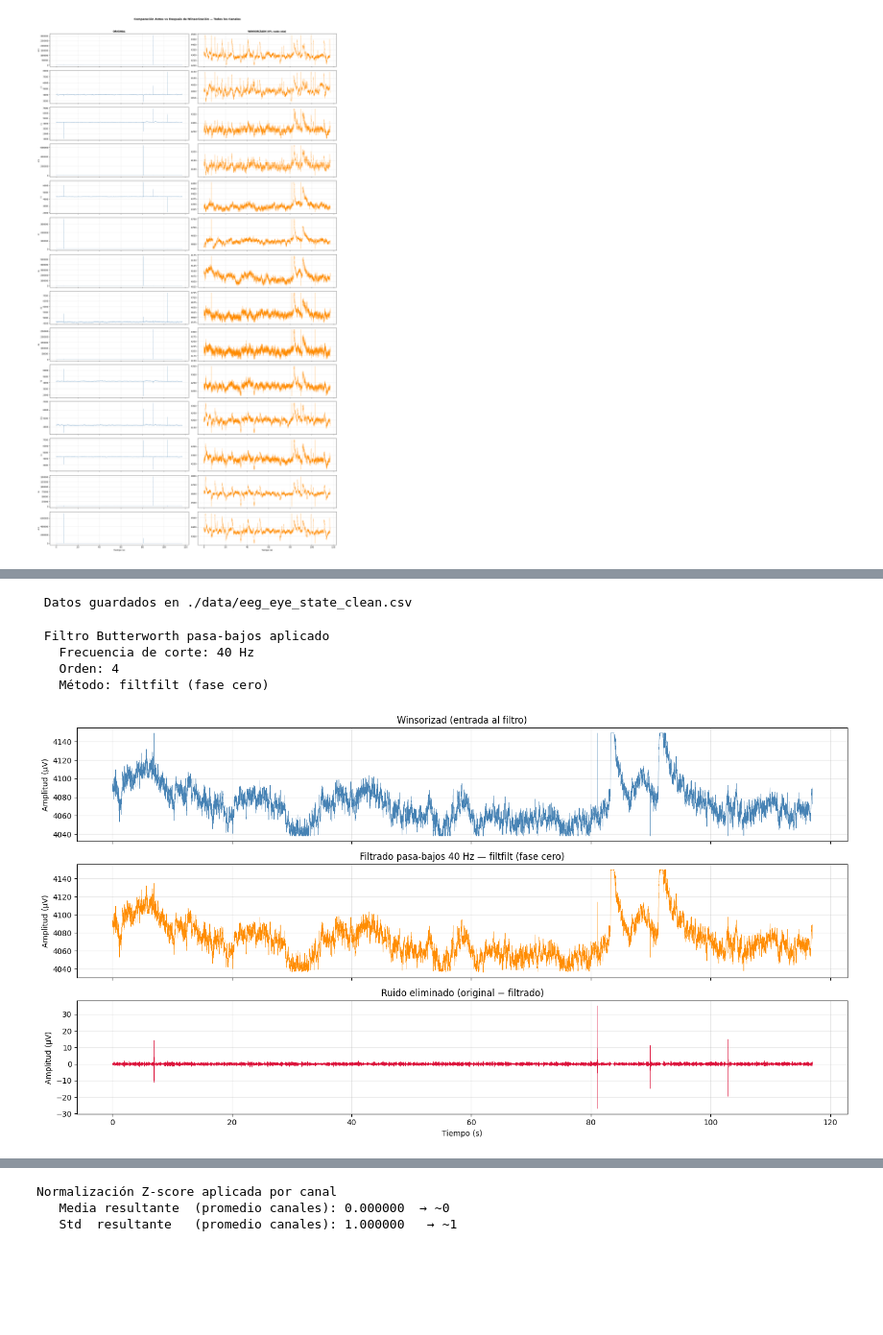
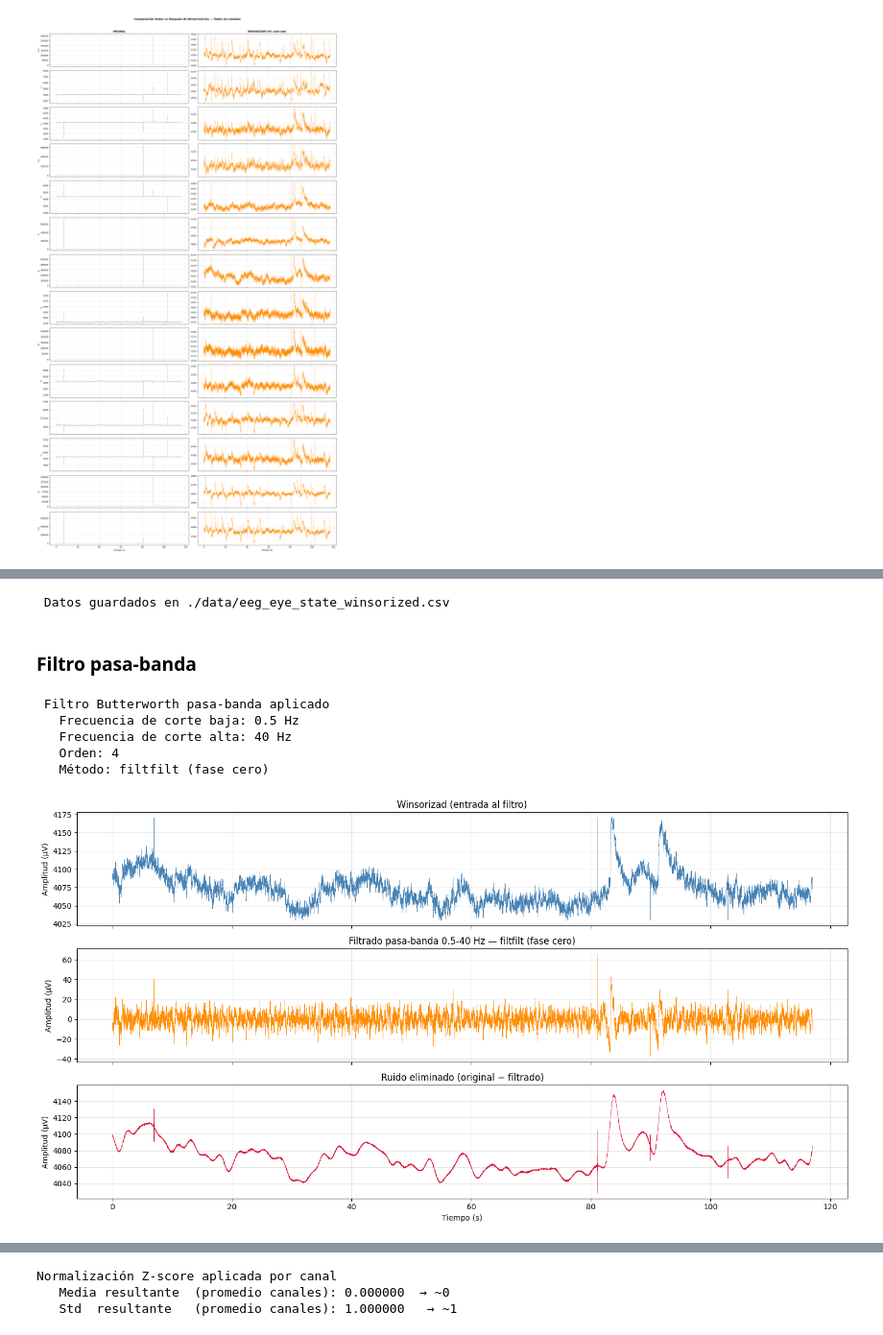
Before and after one commit to benjaauf/Proyecto_INF405, a Jupyter notebook: 01_EXPLORACION_ACONDICIONAMIENTO.ipynb, the cells around one changed output, grey strips where cells are left out. Shown at 96% size. Saved outputs shown, nothing was run; the diff lists cells and outputs as text; code cells hidden in the pictures; blank space fills up the shorter version.

```diff
--- a/01_EXPLORACION_ACONDICIONAMIENTO.ipynb
+++ b/01_EXPLORACION_ACONDICIONAMIENTO.ipynb
@@ -32,7 +32,7 @@ if not path.exists(FILE_PATH):
     df = pd.concat([eeg_eye_state.data.features, eeg_eye_state.data.targets], axis=1)
 
     # Guardar datos del dataset
-    makedirs(os.path.dirname(FILE_PATH), exist_ok=True)
+    makedirs(path.dirname(FILE_PATH), exist_ok=True)
     df.to_csv(FILE_PATH, index=False)
     print(f"Datos guardados en: {FILE_PATH}")
 
@@ -184,13 +207,16 @@ display(df_stats.round(2))
 # %%
 # Guardado datos winsorizados
 df_clean = df_win.copy()
-df_clean.to_csv("./data/eeg_eye_state_clean.csv", index=False)
-print(" Datos guardados en ./data/eeg_eye_state_clean.csv")
+df_clean.to_csv("./data/eeg_eye_state_winsorized.csv", index=False)
+print(" Datos guardados en ./data/eeg_eye_state_winsorized.csv")
 # %% [output]
- Datos guardados en ./data/eeg_eye_state_clean.csv
+ Datos guardados en ./data/eeg_eye_state_winsorized.csv
+# %% [markdown]
+### Filtro pasa-banda
 # %%
 from scipy.signal import butter, filtfilt
 
+"""
 # --- Función para diseñar el filtro Butterworth pasa-bajos ---
 def butter_lowpass(cutoff, fs, order=4):
     nyq = fs / 2                              # Frecuencia de Nyquist (mitad de fs)
@@ -215,37 +241,67 @@ print(f" Filtro Butterworth pasa-bajos aplicado")
 print(f"   Frecuencia de corte: {CUTOFF_HZ} Hz")
 print(f"   Orden: {ORDER}")
 print(f"   Método: filtfilt (fase cero)")
+"""
+
+# --- Función para diseñar el filtro Butterworth pasa-bajos ---
+def butter_bandpass(lowcut, highcut, fs, order=4):
+    nyq = fs / 2
+    low = lowcut / nyq
+    high = highcut / nyq
+    b, a = butter(order, [low, high],       # Coeficientes del filtro
+                  btype='band', analog=False)
+    return b, a
+
+HIGHCUT_HZ = 40   # Frecuencia de corte en Hz (elimina todo sobre 40 Hz)
+LOWCUT_HZ = 0.5   # Frecuencia de corte en Hz (elimina todo por debajo de 0.5 Hz)
+ORDER = 4        # Orden del filtro (mayor orden = corte más abrupto)
+
+# Calcular coeficientes del filtro con los parámetros definidos
+b, a = butter_bandpass(LOWCUT_HZ, HIGHCUT_HZ, FS, order=ORDER)
+
+df_filt = df_win.copy()
+
+# Aplicar filtro a cada canal con filtfilt (doble pasada = fase cero, sin desfase temporal)
+for ch in CHANNELS:
+    df_filt[ch] = filtfilt(b, a, df_win[ch])
+
+print(f" Filtro Butterworth pasa-banda aplicado")
+print(f"   Frecuencia de corte baja: {LOWCUT_HZ} Hz")
+print(f"   Frecuencia de corte alta: {HIGHCUT_HZ} Hz")
+print(f"   Orden: {ORDER}")
+print(f"   Método: filtfilt (fase cero)")
 # %% [output]
- Filtro Butterworth pasa-bajos aplicado
-   Frecuencia de corte: 40 Hz
+ Filtro Butterworth pasa-banda aplicado
+   Frecuencia de corte baja: 0.5 Hz
+   Frecuencia de corte alta: 40 Hz
    Orden: 4
    Método: filtfilt (fase cero)
 # %%
 # Visualización filtrado (canal O1)
 
 fig, axes = plt.subplots(3, 1, figsize=(15, 8), sharex=True)
 
 canal_ref = 'O1'
 
 axes[0].plot(df_win['time_sec'], df_win[canal_ref], lw=0.4, color='steelblue')
 axes[0].set_title('Winsorizad (entrada al filtro)')
 axes[0].set_ylabel('Amplitud (µV)')
 axes[0].grid(True, alpha=0.3)
 
 axes[1].plot(df_filt['time_sec'], df_filt[canal_ref], lw=0.4, color='darkorange')
-axes[1].set_title(f'Filtrado pasa-bajos {CUTOFF_HZ} Hz — filtfilt (fase cero)')
+axes[1].set_title(f'Filtrado pasa-banda {LOWCUT_HZ}-{HIGHCUT_HZ} Hz — filtfilt (fase cero)')
 axes[1].set_ylabel('Amplitud (µV)')
 axes[1].grid(True, alpha=0.3)
 
 # Diferencia: lo que eliminó el filtro
 diff = df_win[canal_ref].values - df_filt[canal_ref].values
 axes[2].plot(df_filt['time_sec'], diff, lw=0.4, color='crimson')
 axes[2].set_title('Ruido eliminado (original − filtrado)')
 axes[2].set_ylabel('Amplitud (µV)')
 axes[2].set_xlabel('Tiempo (s)')
 axes[2].grid(True, alpha=0.3)
 
 plt.tight_layout()
 plt.show()
 # %% [output]
-[figure, old version]
+[figure, new version]
```
Also changed, not shown: parts of 10 cells of this notebook, 13 other files.
